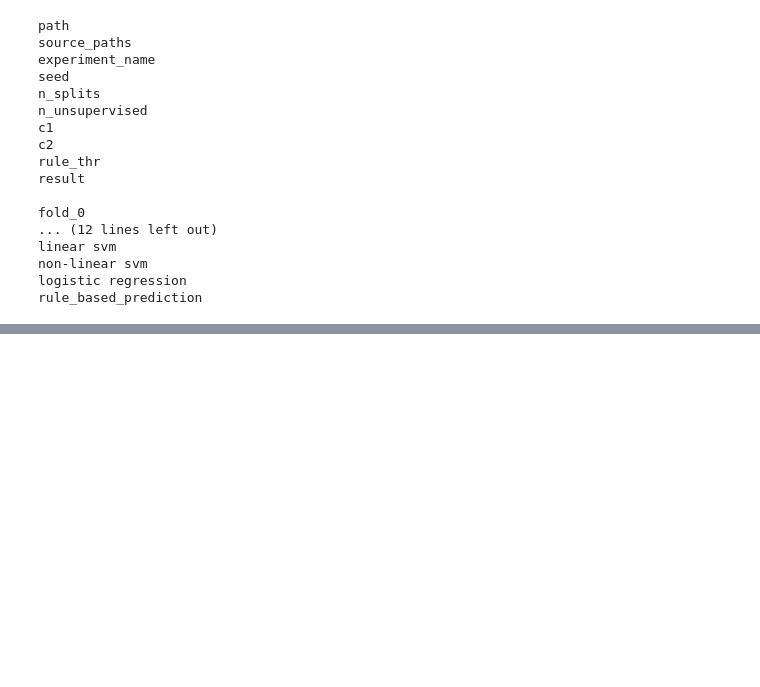
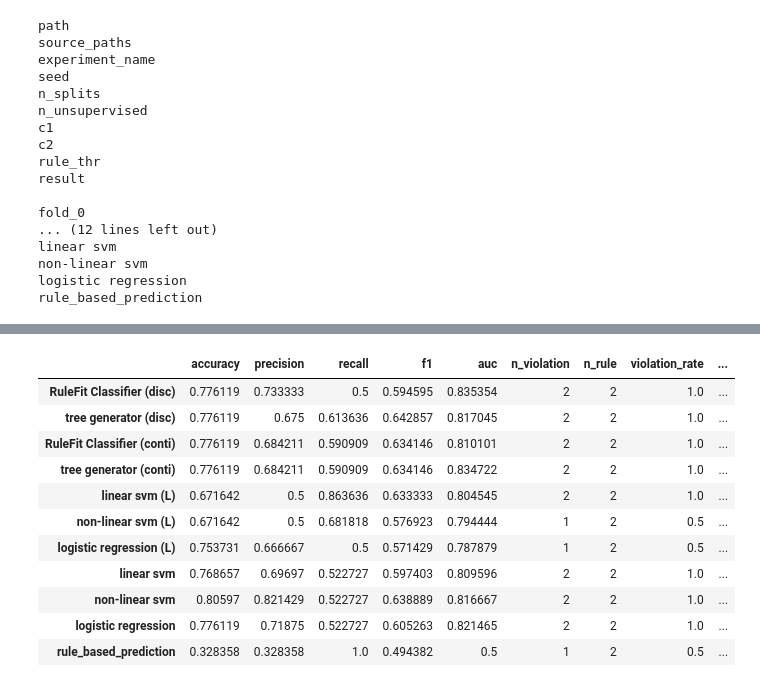
Before and after one commit to k-onoue/lukasiewicz_2, a Jupyter notebook: experiment_result/aggregation_10.ipynb, the cells around one changed output, grey strips where cells are left out. Cells and saved outputs as stored; diff of their text form; code cells hidden in the pictures; blank space fills up the shorter version.

```diff
--- a/experiment_result/aggregation_10.ipynb
+++ b/experiment_result/aggregation_10.ipynb
@@ -116,0 +348,15 @@ for path in result_file_path_list:
+# %%
+result_dfs[5][0]
+# %% [output]
+|  | accuracy | precision | recall | f1 | auc | n_violation | n_rule | violation_rate | ... |
+| RuleFit Classifier (disc) | 0.776119 | 0.733333 | 0.5 | 0.594595 | 0.835354 | 2 | 2 | 1.0 | ... |
+| tree generator (disc) | 0.776119 | 0.675 | 0.613636 | 0.642857 | 0.817045 | 2 | 2 | 1.0 | ... |
+| RuleFit Classifier (conti) | 0.776119 | 0.684211 | 0.590909 | 0.634146 | 0.810101 | 2 | 2 | 1.0 | ... |
+| tree generator (conti) | 0.776119 | 0.684211 | 0.590909 | 0.634146 | 0.834722 | 2 | 2 | 1.0 | ... |
+| linear svm (L) | 0.671642 | 0.5 | 0.863636 | 0.633333 | 0.804545 | 2 | 2 | 1.0 | ... |
+| non-linear svm (L) | 0.671642 | 0.5 | 0.681818 | 0.576923 | 0.794444 | 1 | 2 | 0.5 | ... |
+| logistic regression (L) | 0.753731 | 0.666667 | 0.5 | 0.571429 | 0.787879 | 1 | 2 | 0.5 | ... |
+| linear svm | 0.768657 | 0.69697 | 0.522727 | 0.597403 | 0.809596 | 2 | 2 | 1.0 | ... |
+| non-linear svm | 0.80597 | 0.821429 | 0.522727 | 0.638889 | 0.816667 | 2 | 2 | 1.0 | ... |
+| logistic regression | 0.776119 | 0.71875 | 0.522727 | 0.605263 | 0.821465 | 2 | 2 | 1.0 | ... |
+| rule_based_prediction | 0.328358 | 0.328358 | 1.0 | 0.494382 | 0.5 | 1 | 2 | 0.5 | ... |
```
Also changed, not shown: parts of 23 cells of this notebook, 2 other files.
